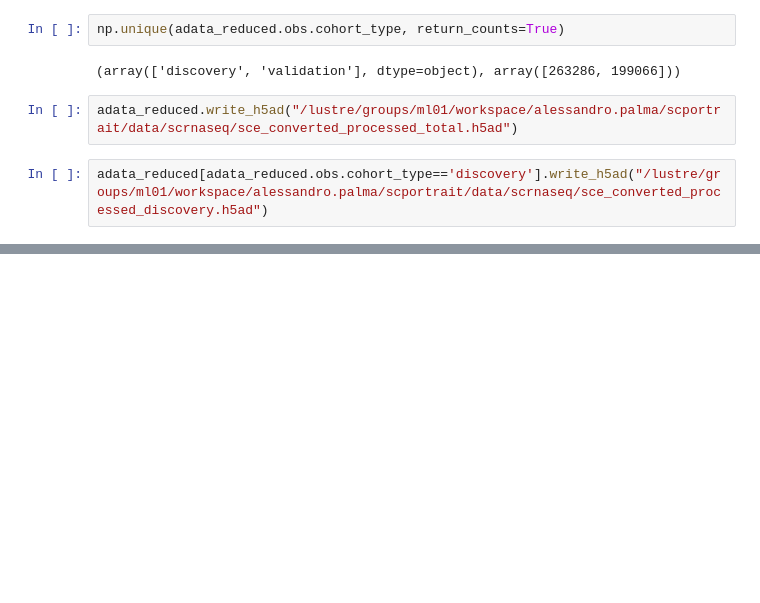
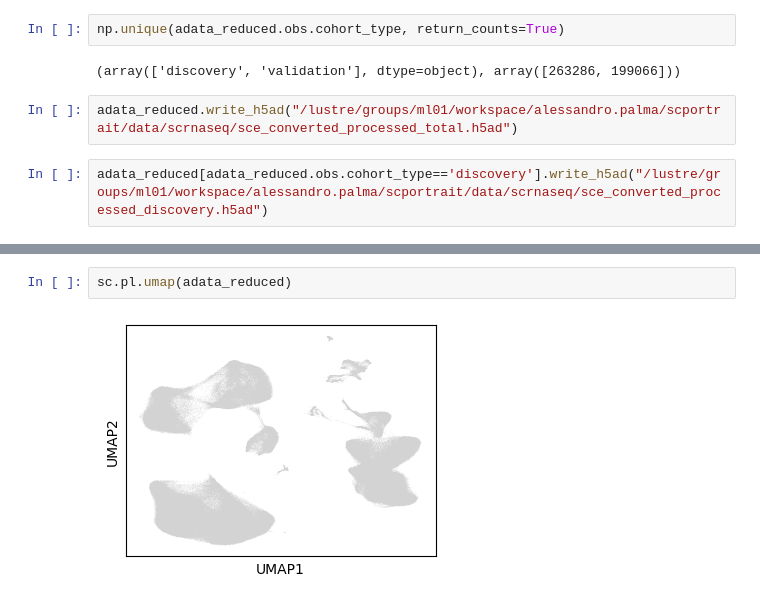
Before and after one commit to allepalma/scportrait_ot, a Jupyter notebook: notebooks/exploration_scrna_seq.ipynb, the cells around one changed output, grey strips where cells are left out. Saved outputs shown, nothing was run; the diff lists cells and outputs as text; blank space fills up the shorter version.

```diff
--- a/notebooks/exploration_scrna_seq.ipynb
+++ b/notebooks/exploration_scrna_seq.ipynb
@@ -102,0 +110,4 @@ adata_reduced[adata_reduced.obs.cohort_type=='discovery'].write_h5ad("/lustre/gr
+# %%
+sc.pl.umap(adata_reduced)
+# %% [output]
+[figure, added]
```
Also changed, not shown: parts of 5 cells of this notebook, 7 other files.
